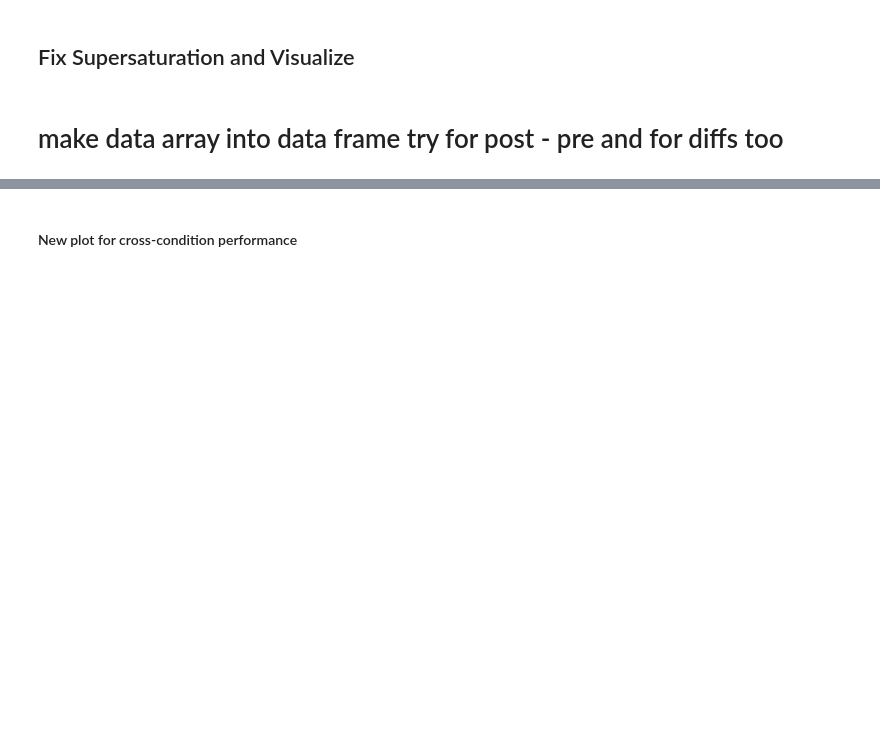
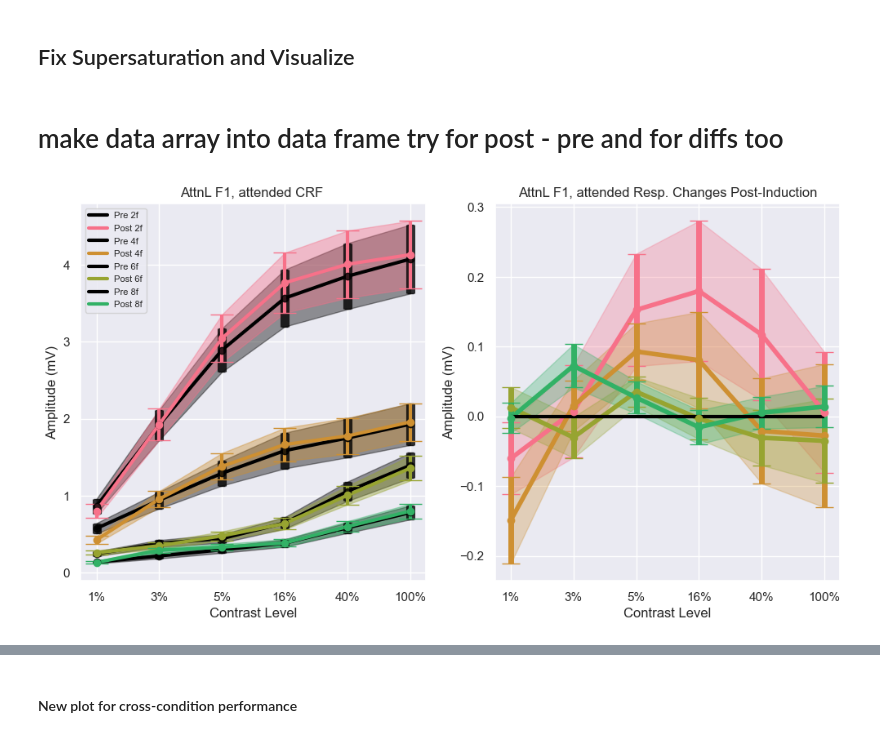
Before and after one commit to PatriciaNL/LTP_analysis, a Jupyter notebook: PythonScripts/ProcessingPipeline/S4_Mod_CRFData.ipynb, the cells around one changed output, grey strips where cells are left out. Cells and saved outputs as stored; diff of their text form; code cells hidden in the pictures; blank space fills up the shorter version.

```diff
--- a/PythonScripts/ProcessingPipeline/S4_Mod_CRFData.ipynb
+++ b/PythonScripts/ProcessingPipeline/S4_Mod_CRFData.ipynb
@@ -164,52 +163,54 @@ max_amp_rec = {} # save position where supersaturation occured
 for co in range(NumConds):
     CorrectedCRF[co], max_amp_rec[co] = FixSaturation(NumBins,NumHarms,pp_data[co])
 # %%
-# for co in range(NumConds):
-#      data = CorrectedCRF[co] # 3d [subj x contasts x pre post]
-#      [ns,nc,nh] = data.shape
-#      m_pre = np.mean(data[:,:,0],axis = 0,) # 24 array
-#      m_post = np.mean(data[:,:,1],axis = 0)
-#      # error bars for post-pre sweep responses
-#      eb = np.zeros((NumHarms*NumBins,2)) # error bars for pre and post crfs
-#      for pp in range(2):
-#           contrastMean = np.mean(data[:,:,pp], axis = 0) # mean across sweeps
-#           std = np.std(data[:,:,pp],axis = 0) # std across sweeps
-#           err_bar = std/np.sqrt(ns) # erorr  bar cals
-#           eb[:,pp] = err_bar # add array to errorbarr array
-#      ###################################################################
-#      dd = diff_data[co] # 2d [subj x rpost-pre response differences]
-#      # error bars for post-pre sweep response differences
-#      m_dd = np.mean(dd,axis = 0) # mean of post-pre differences
-#      std_dd = np.std(dd, axis = 0) # std
-#      rdeb = std_dd/np.sqrt(ns) # response data error bars
-#      h_lab = ['2f','4f','6f','8f'] # harmonic labels !
-#      fig,axs = plt.subplots(1,2, figsize = (12,6), sharey = False)
-#      # plot fig # 1
-#      for hi in range(NumHarms): # -1 to run less harmonic data
-#           s = 0 + (NumBins*hi)
-#           e = (s + NumBins)
-#           # plot pre and post crf data
-#           axs[0].plot(m_pre[s:e], color = 'black', label = f'Pre {h_lab[hi]}', linewidth = 3)
-#           axs[0].errorbar(np.arange(NumBins),m_pre[s:e],eb[s:e,0],fmt = 'o',color = 'black', linewidth = 3, elinewidth = 8, capsize = 3, alpha = 0.8)
-#           axs[0].fill_between(np.arange(NumBins), m_pre[s:e] - eb[s:e,0], m_pre[s:e] + eb[s:e,0], color = 'black', alpha=0.4)
+for co in range(NumConds):
+     data = CorrectedCRF[co] # 3d [subj x contasts x pre post]
+     [ns,nc,nh] = data.shape
+     m_pre = np.mean(data[:,:,0],axis = 0,) # 24 array
+     m_post = np.mean(data[:,:,1],axis = 0)
+     # error bars for post-pre sweep responses
+     eb = np.zeros((NumHarms*NumBins,2)) # error bars for pre and post crfs
+     for pp in range(2):
+          contrastMean = np.mean(data[:,:,pp], axis = 0) # mean across sweeps
+          std = np.std(data[:,:,pp],axis = 0) # std across sweeps
+          err_bar = std/np.sqrt(ns) # erorr  bar cals
+          eb[:,pp] = err_bar # add array to errorbarr array
+     ###################################################################
+     dd = diff_data[co] # 2d [subj x rpost-pre response differences]
+     # error bars for post-pre sweep response differences
+     m_dd = np.mean(dd,axis = 0) # mean of post-pre differences
+     std_dd = np.std(dd, axis = 0) # std
+     rdeb = std_dd/np.sqrt(ns) # response data error bars
+     h_lab = ['2f','4f','6f','8f'] # harmonic labels !
+     fig,axs = plt.subplots(1,2, figsize = (12,6), sharey = False)
+     # plot fig # 1
+     for hi in range(NumHarms): # -1 to run less harmonic data
+          s = 0 + (NumBins*hi)
+          e = (s + NumBins)
+          # plot pre and post crf data
+          axs[0].plot(m_pre[s:e], color = 'black', label = f'Pre {h_lab[hi]}', linewidth = 3)
+          axs[0].errorbar(np.arange(NumBins),m_pre[s:e],eb[s:e,0],fmt = 'o',color = 'black', linewidth = 3, elinewidth = 8, capsize = 3, alpha = 0.8)
+          axs[0].fill_between(np.arange(NumBins), m_pre[s:e] - eb[s:e,0], m_pre[s:e] + eb[s:e,0], color = 'black', alpha=0.4)
 
-#           axs[0].plot(m_post[s:e], color = cp1[hi],label = f'Post {h_lab[hi]}', linewidth = 3)
-#           axs[0].errorbar(np.arange(NumBins),m_post[s:e],eb[s:e,1],fmt = 'o',color = cp1[hi], linewidth = 4, elinewidth = 3, capsize = 10)
-#           axs[0].fill_between(np.arange(NumBins), m_post[s:e] - eb[s:e,1], m_post[s:e] + eb[s:e,1], color = cp1[hi], alpha=0.4)
-#      ############ # plot fig # 2 , plot difference data now
-#           axs[1].plot(m_dd[s:e], color = cp1[hi], linewidth = 4)
-#           axs[1].errorbar(np.arange(NumBins), m_dd[s:e],rdeb[s:e],fmt = 'o', color = cp1[hi], linewidth = 9, elinewidth = 5, capsize = 8)
-#           axs[1].fill_between(np.arange(NumBins), m_dd[s:e] - rdeb[s:e], m_dd[s:e] + rdeb[s:e], color = cp1[hi], alpha=0.3)
-#           if hi == 3: # plt legend once
-#                axs[0].legend(loc = 'upper left', fontsize = 8)
-#      axs[1].hlines(0, xmin = 0, xmax = 5, color = 'black', linewidth = 3)
+          axs[0].plot(m_post[s:e], color = cp1[hi],label = f'Post {h_lab[hi]}', linewidth = 3)
+          axs[0].errorbar(np.arange(NumBins),m_post[s:e],eb[s:e,1],fmt = 'o',color = cp1[hi], linewidth = 4, elinewidth = 3, capsize = 10)
+          axs[0].fill_between(np.arange(NumBins), m_post[s:e] - eb[s:e,1], m_post[s:e] + eb[s:e,1], color = cp1[hi], alpha=0.4)
+     ############ # plot fig # 2 , plot difference data now
+          axs[1].plot(m_dd[s:e], color = cp1[hi], linewidth = 4)
+          axs[1].errorbar(np.arange(NumBins), m_dd[s:e],rdeb[s:e],fmt = 'o', color = cp1[hi], linewidth = 9, elinewidth = 5, capsize = 8)
+          axs[1].fill_between(np.arange(NumBins), m_dd[s:e] - rdeb[s:e], m_dd[s:e] + rdeb[s:e], color = cp1[hi], alpha=0.3)
+          if hi == 3: # plt legend once
+               axs[0].legend(loc = 'upper left', fontsize = 8)
+     axs[1].hlines(0, xmin = 0, xmax = 5, color = 'black', linewidth = 3)
 
-#      axs[0].set_title(f'{data_labels[co]} CRF ')
-#      axs[0].set_xticks(ticks = np.arange(NumBins),labels = contrast_labs)
-#      axs[0].set_xlabel('Contrast Level')
-#      axs[0].set_ylabel('Amplitude (mV)')
+     axs[0].set_title(f'{data_labels[co]} CRF ')
+     axs[0].set_xticks(ticks = np.arange(NumBins),labels = contrast_labs)
+     axs[0].set_xlabel('Contrast Level')
+     axs[0].set_ylabel('Amplitude (mV)')
 
-#      axs[1].set_title(f'{data_labels[co]} Resp. Changes Post-Induction')
-#      axs[1].set_xticks(ticks = np.arange(NumBins),labels = contrast_labs)
-#      axs[1].set_xlabel('Contrast Level')
-#      axs[1].set_ylabel('Amplitude (mV)')
+     axs[1].set_title(f'{data_labels[co]} Resp. Changes Post-Induction')
+     axs[1].set_xticks(ticks = np.arange(NumBins),labels = contrast_labs)
+     axs[1].set_xlabel('Contrast Level')
+     axs[1].set_ylabel('Amplitude (mV)')
+# %% [output]
+[figure, added]
```
Also changed, not shown: parts of 12 cells of this notebook, 4 other files.
